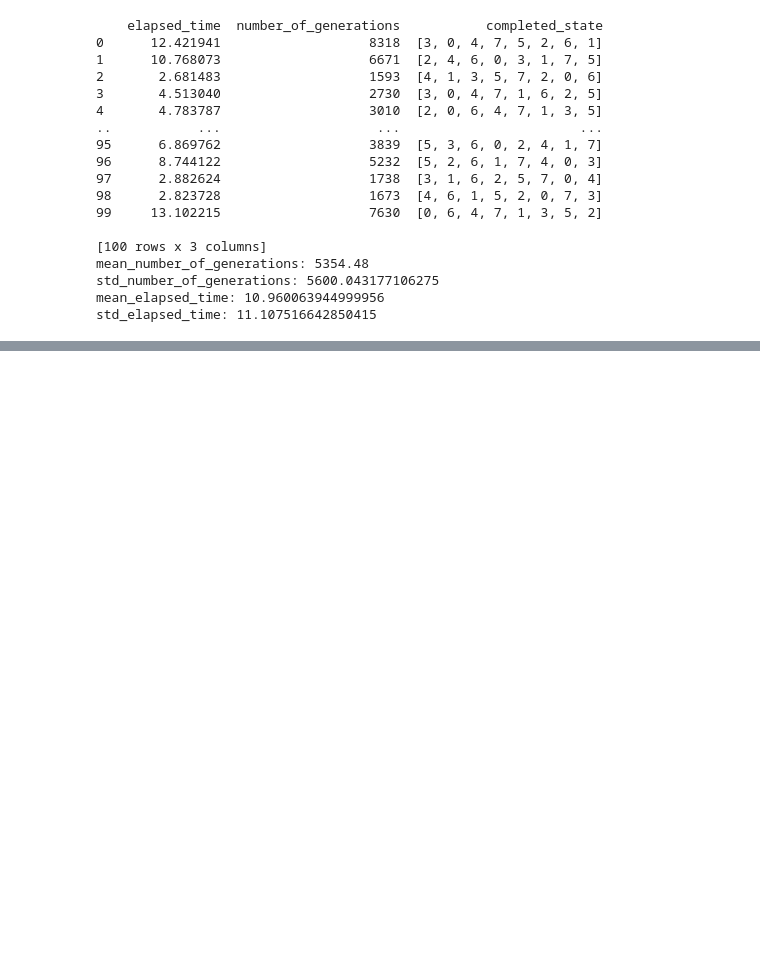
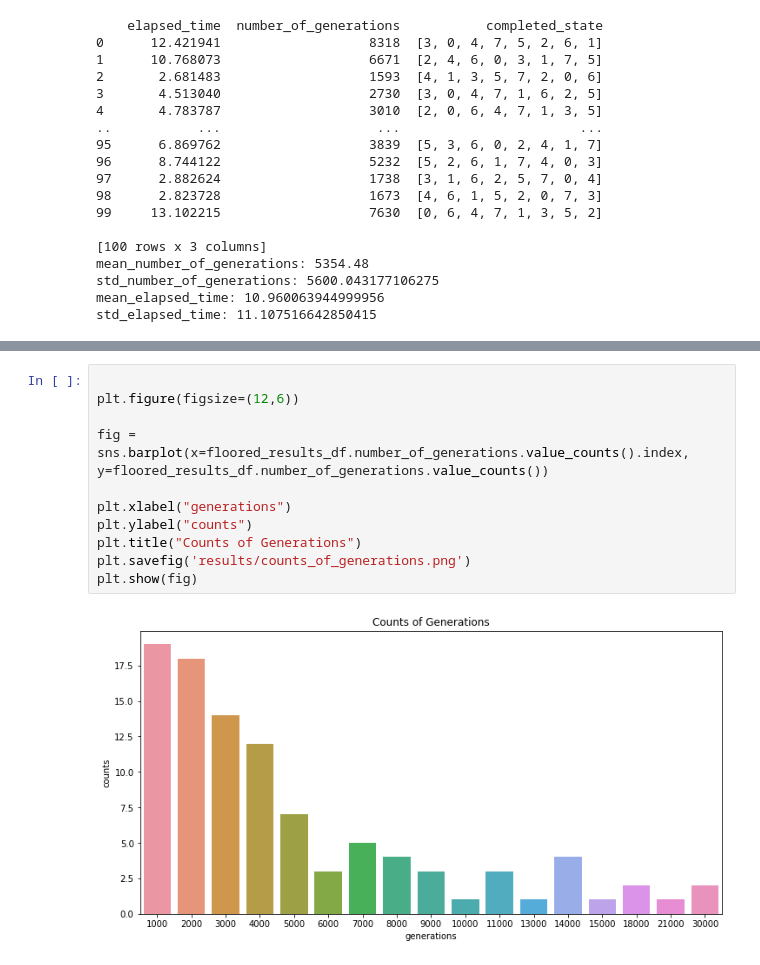
Before and after one commit to samsambutdifferent/eight-queen-problem, a Jupyter notebook: ga-algorithim.ipynb, the cells around one changed output, grey strips where cells are left out. Saved outputs shown, nothing was run; the diff lists cells and outputs as text; blank space fills up the shorter version.

```diff
--- a/ga-algorithim.ipynb
+++ b/ga-algorithim.ipynb
@@ -344,0 +374,13 @@ sns.barplot(x='elapsed_time', y='number_of_generations', data=results_df.reset_i
+# %%
+
+plt.figure(figsize=(12,6))
+
+fig = sns.barplot(x=floored_results_df.number_of_generations.value_counts().index, y=floored_results_df.number_of_generations.value_counts())
+
+plt.xlabel("generations")
+plt.ylabel("counts")
+plt.title("Counts of Generations")
+plt.savefig('results/counts_of_generations.png')
+plt.show(fig)
+# %% [output]
+[figure, added]
```
Also changed, not shown: parts of 5 cells of this notebook, 3 other files.
